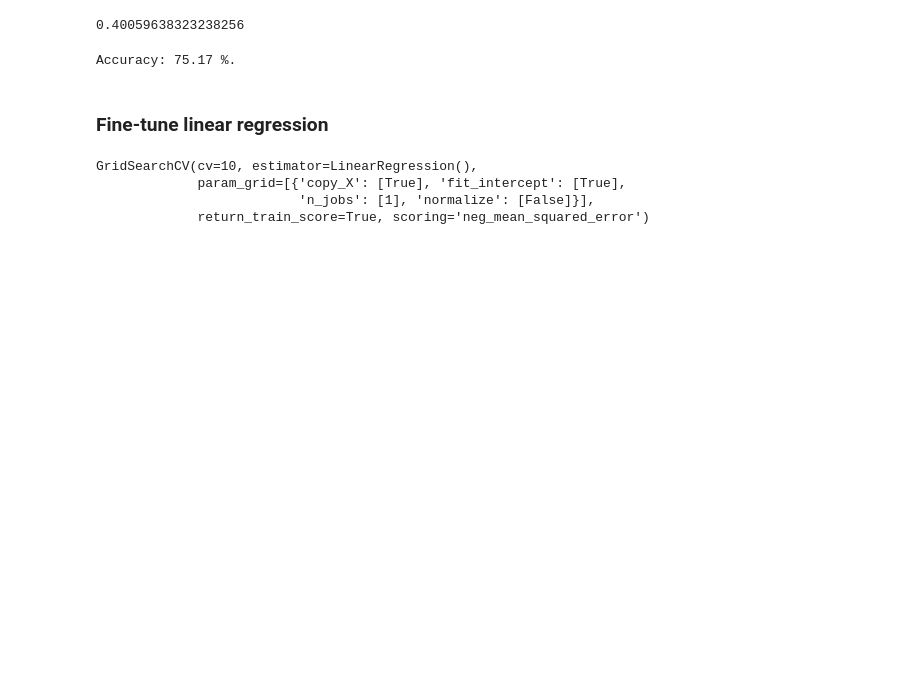
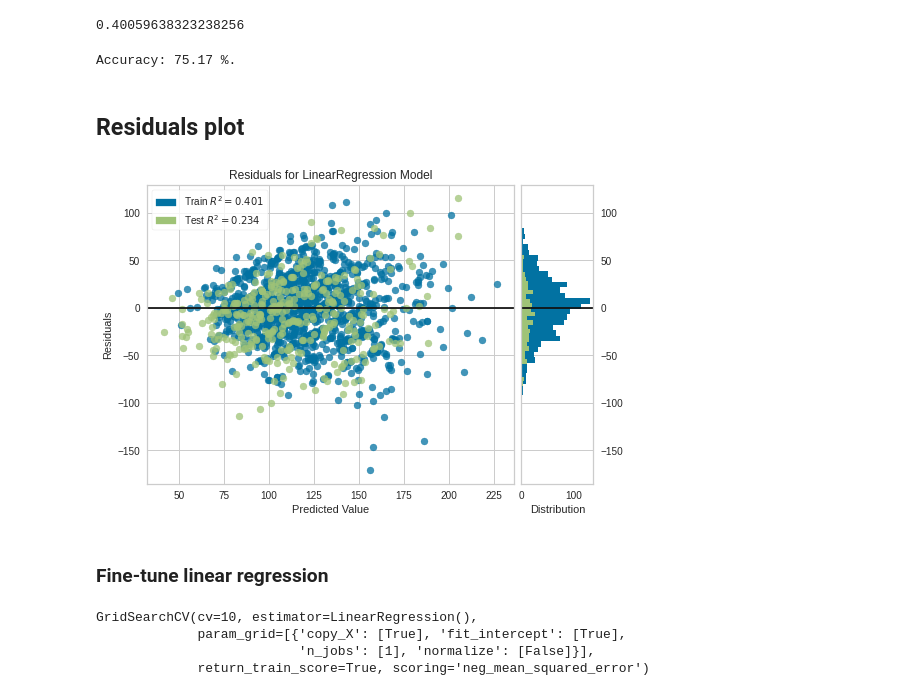
Before and after one commit to BojanMakivic/Predicting-fitness-level-of-cancer-survivors, a Jupyter notebook: Regression_models.ipynb, the cells around one changed output. Cells and saved outputs as stored; diff of their text form; code cells hidden in the pictures; blank space fills up the shorter version.

```diff
--- a/Regression_models.ipynb
+++ b/Regression_models.ipynb
@@ -223,6 +279,13 @@ accuracy = 100 - np.mean(mape)
 print('Accuracy:', round(accuracy, 2), '%.')
 # %% [output]
 Accuracy: 75.17 %.
+# %% [markdown]
+## Residuals plot
+# %%
+from yellowbrick.regressor import residuals_plot
+viz = residuals_plot(lin_reg, train_prepared, train_labels, test_prepared, test_lebels)
+# %% [output]
+[figure, added]
 # %% [markdown]
 ### Fine-tune linear regression
 # %%
```
Also changed, not shown: parts of 33 cells of this notebook.
